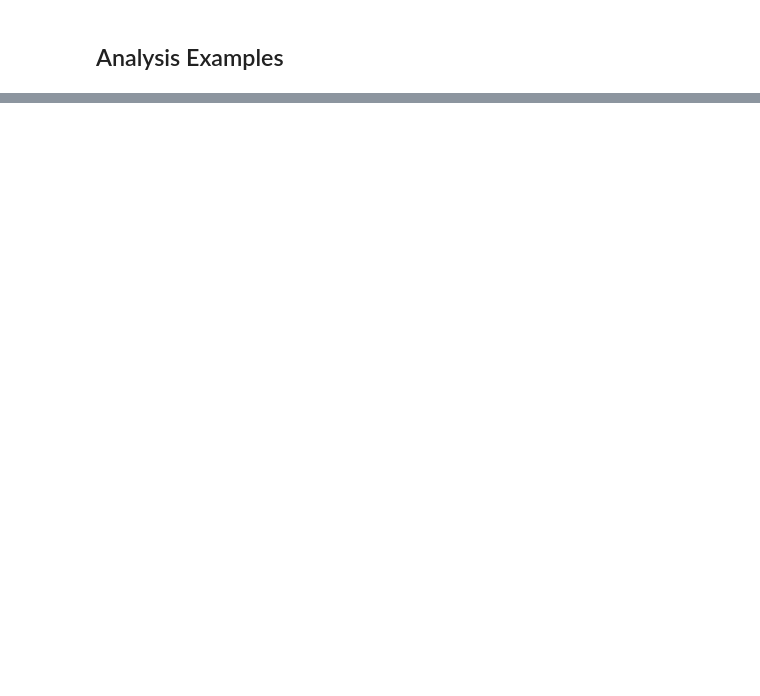
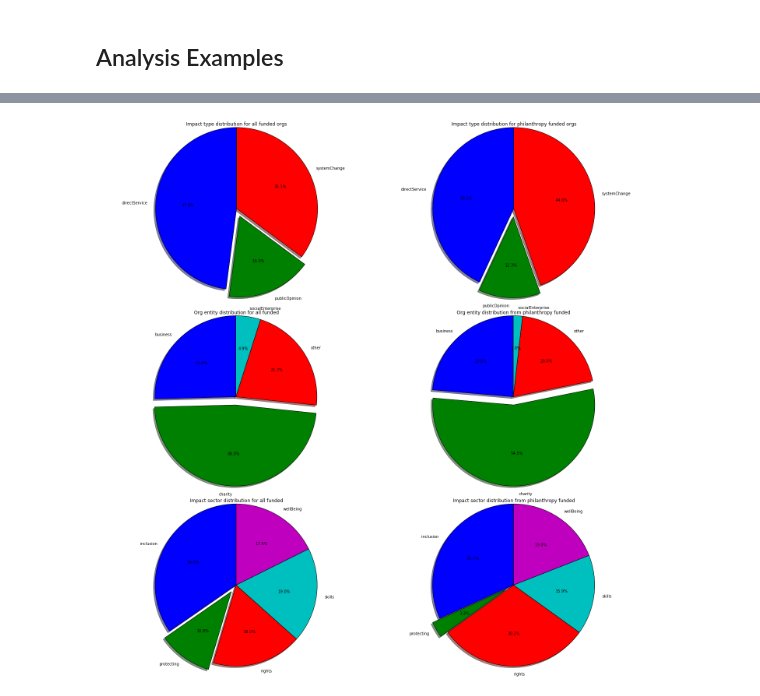
Before and after one commit to Zhenxingzhang/Ashoka_Data_Analysis, a Jupyter notebook: AshokaData.ipynb, the cells around one changed output, grey strips where cells are left out. Drawn from its saved outputs; the diff is of its cells as text; code cells hidden in the pictures; blank space fills up the shorter version.

```diff
--- a/AshokaData.ipynb
+++ b/AshokaData.ipynb
@@ -170,0 +252,5 @@ orgs_year.value_counts().sort_index().plot.bar(figsize=(16, 6))
+# %%
+philanthropy_funded_org = merged_orgs_df.loc[merged_orgs_df['fundingSourcesMain'] == 'philanthropy']
+pie_chart_for_impact(merged_orgs_df, philanthropy_funded_org, "philanthropy funded")
+# %% [output]
+[figure, added]
```
Also changed, not shown: parts of 15 cells of this notebook, 1 other file.
